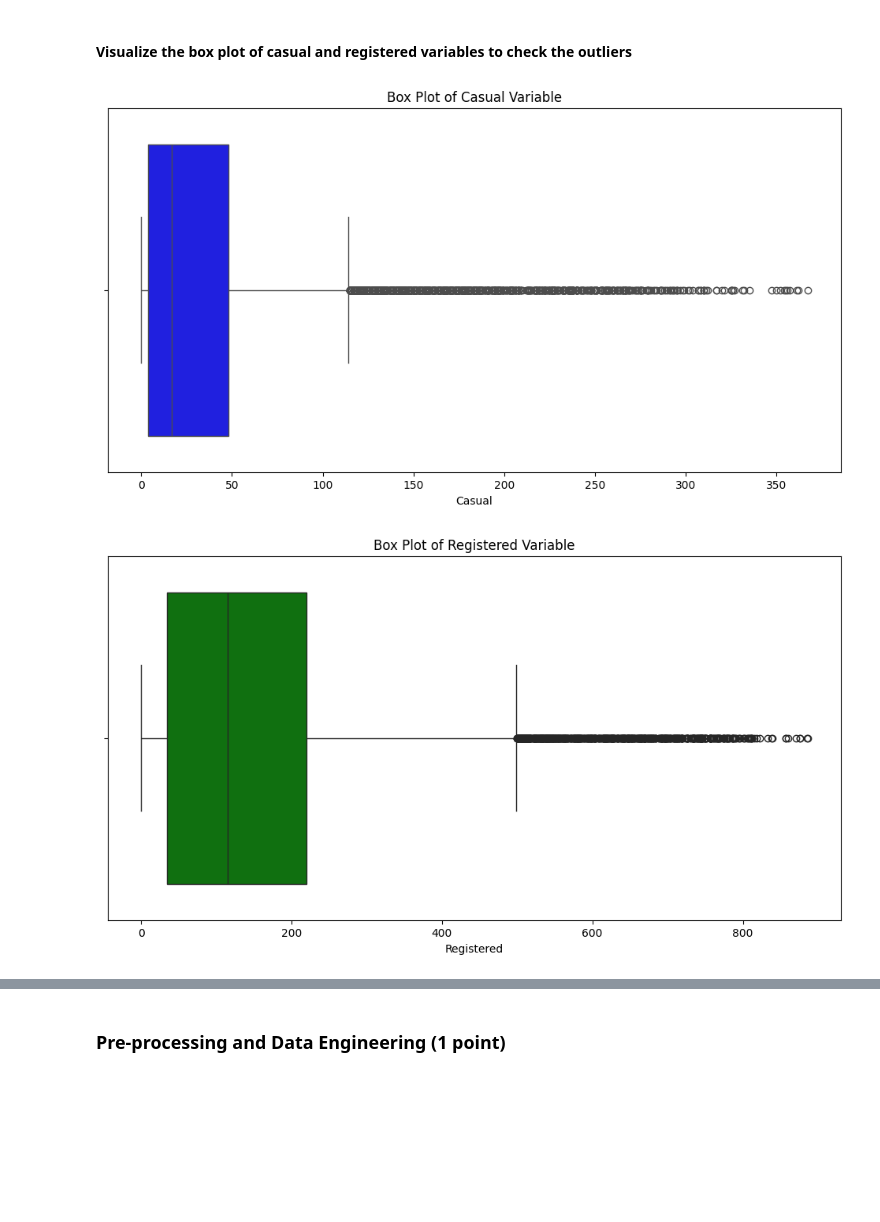
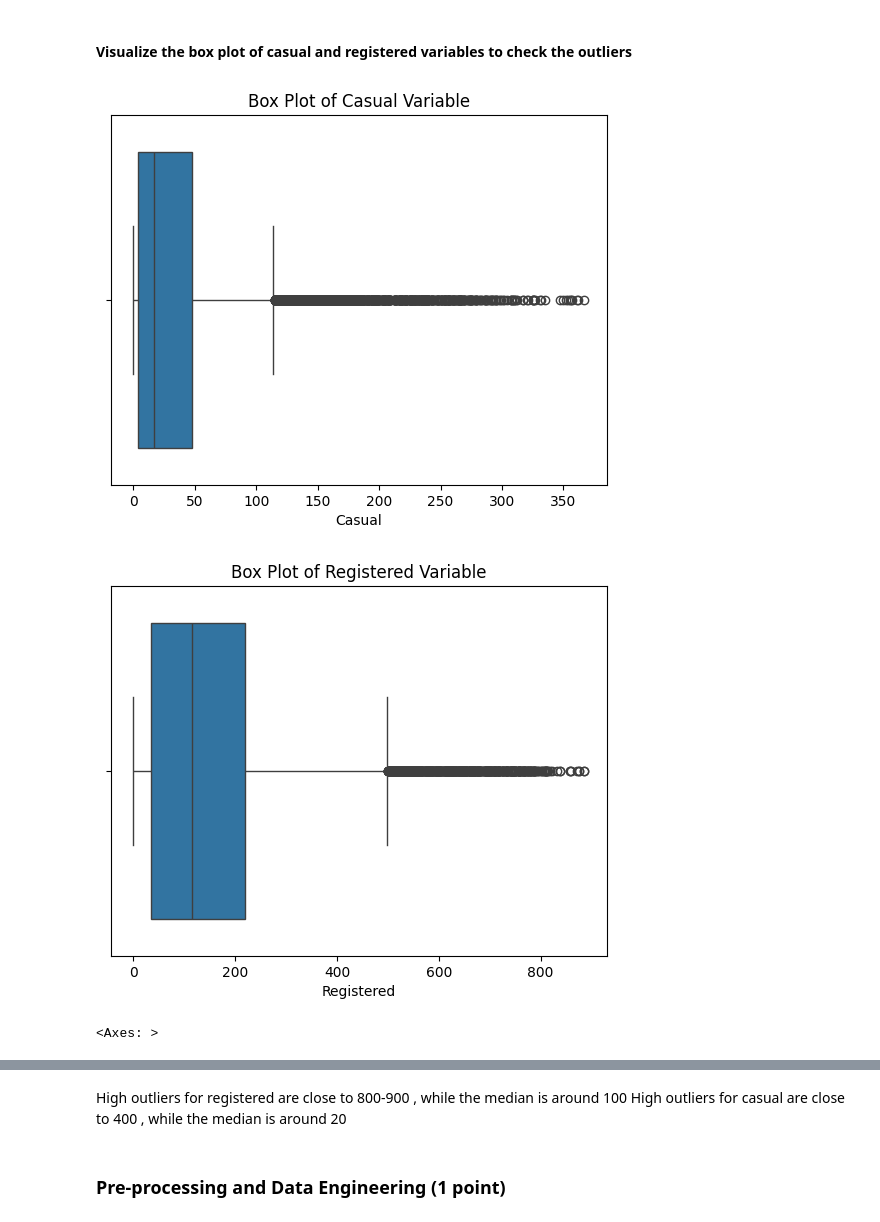
Before and after one commit to imranahmed123/DataScience-AI-ML, a Jupyter notebook: M3_NB_MiniProject_1_LinearRegression_Regularization.ipynb, the cells around one changed output, grey strips where cells are left out. Cells and saved outputs as stored; diff of their text form; code cells hidden in the pictures; blank space fills up the shorter version.

```diff
--- a/M3_NB_MiniProject_1_LinearRegression_Regularization.ipynb
+++ b/M3_NB_MiniProject_1_LinearRegression_Regularization.ipynb
@@ -342,21 +333,25 @@ plt.show()
 # %%
 # YOUR CODE HERE
 import seaborn as sns
 import matplotlib.pyplot as plt
 
 # Box plot for casual variable
-plt.figure(figsize=(12, 6))
-sns.boxplot(data=hourly_data, x='casual', color='blue')
+#plt.figure(figsize=(12, 6))
+#sns.boxplot(data=hourly_data, x='casual', color='blue')
+sns.boxplot(data=hourly_data, x='casual')
 plt.title('Box Plot of Casual Variable')
 plt.xlabel('Casual')
 plt.show()
 
 # Box plot for registered variable
-plt.figure(figsize=(12, 6))
-sns.boxplot(data=hourly_data, x='registered', color='green')
+#plt.figure(figsize=(12, 6))
+#sns.boxplot(data=hourly_data, x='registered', color='green')
+sns.boxplot(data=hourly_data, x='registered')
 plt.title('Box Plot of Registered Variable')
 plt.xlabel('Registered')
 plt.show()
+hourly_data.boxplot(column=['registered', 'casual'])
 # %% [output]
-[figure, old version]
+[figure, new version]
-[figure, old version]
+[figure, new version]
+<Axes: >
@@ -363,3 +359,6 @@ plt.show()
+# %% [markdown]
+High outliers for registered are close to 800-900 , while the median is around 100
+High outliers for casual are close to 400 , while the median is around 20
 # %% [markdown]
 ### Pre-processing and Data Engineering (1 point)
 # %% [markdown]
```
Also changed, not shown: parts of 20 cells of this notebook.
